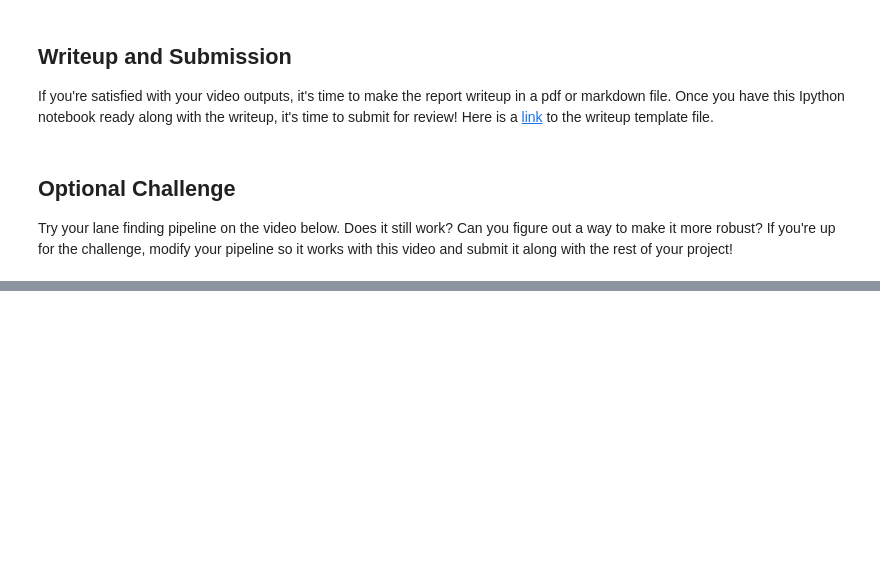
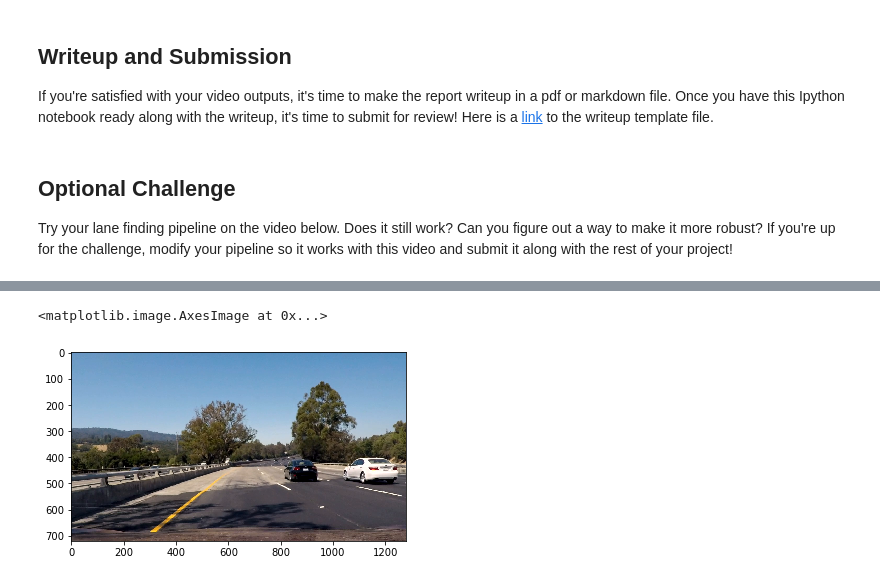
Before and after one commit to darrensill1304/FindingLaneLines, a Jupyter notebook: P1.ipynb, the cells around one changed output, grey strips where cells are left out. Cells and saved outputs as stored; diff of their text form; code cells hidden in the pictures; blank space fills up the shorter version.

```diff
--- a/P1.ipynb
+++ b/P1.ipynb
@@ -479,3 +477,9 @@ HTML("""
 """.format(challenge_output))
 # %% [output]
 [interactive output not drawn]
+# %%
+frame = clip3.get_frame(4)
+plt.imshow(frame)
+# %% [output]
+<matplotlib.image.AxesImage at 0x...>
+[figure, added]
```
Also changed, not shown: parts of 9 cells of this notebook, 5 other files.
